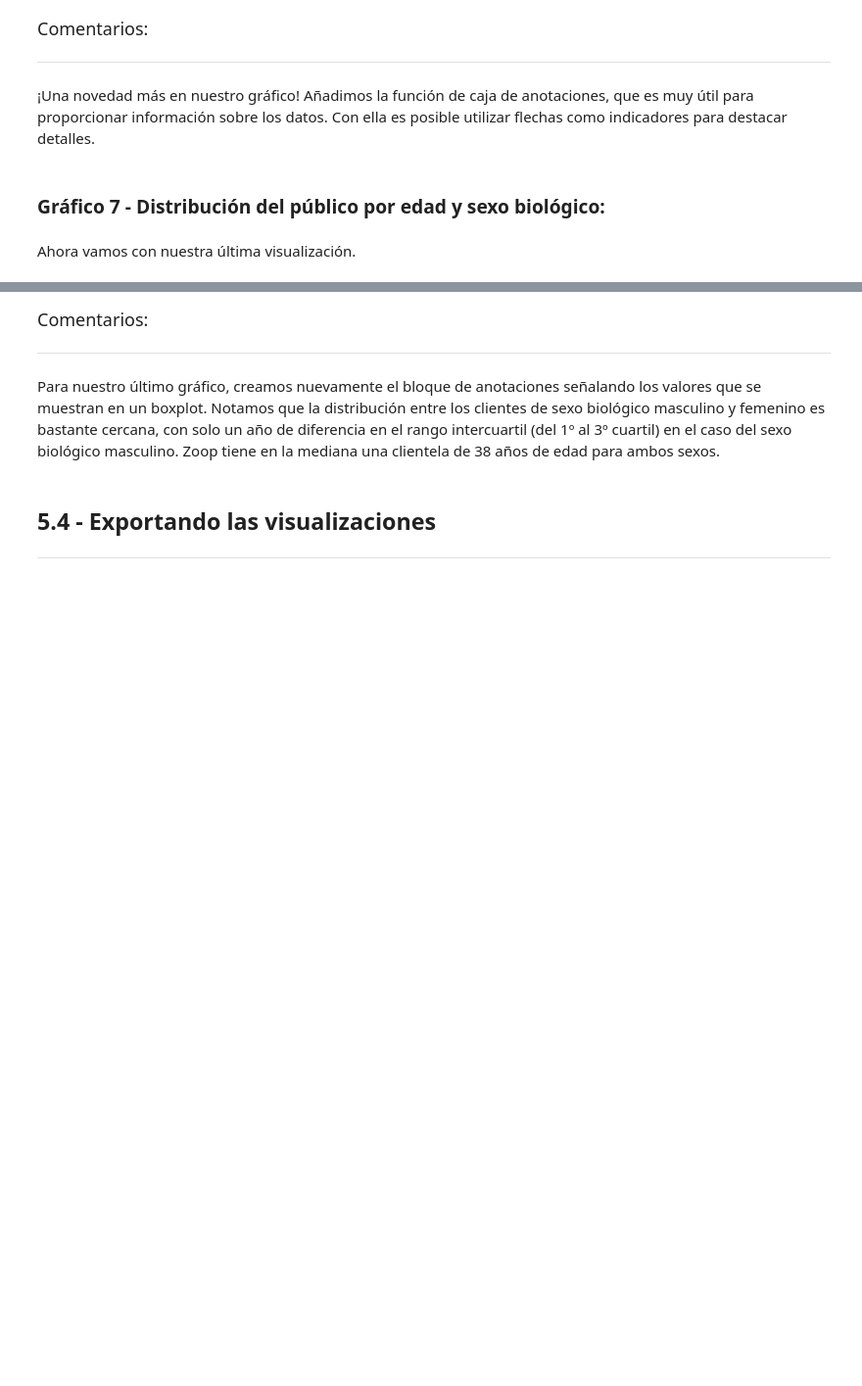
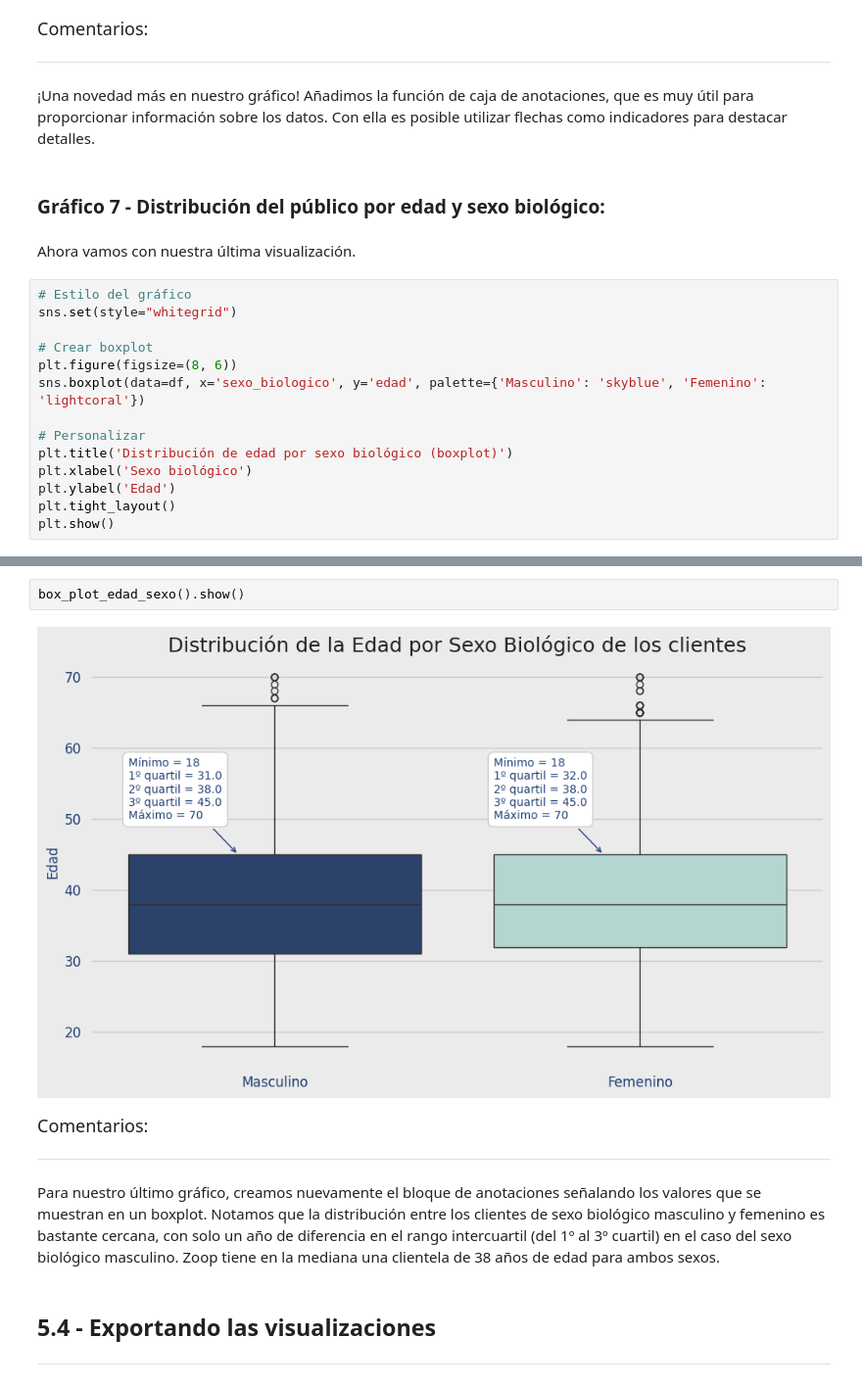
Before and after one commit to Starleen1996/Pandas-E-S, a Jupyter notebook: IA_aplicada_a_ciencia_de_datos.ipynb, the cells around one changed output, grey strips where cells are left out. Shown at 98% size. Saved outputs shown, nothing was run; the diff lists cells and outputs as text; blank space fills up the shorter version.

```diff
--- a/IA_aplicada_a_ciencia_de_datos.ipynb
+++ b/IA_aplicada_a_ciencia_de_datos.ipynb
@@ -2517,3 +2621,17 @@ Utiliza las bibliotecas de visualización de datos de Python para crear esta vis
 ### **Gráfico 7 - Distribución del público por edad y sexo biológico:**
 # %% [markdown]
 Ahora vamos con nuestra última visualización.
+# %%
+# Estilo del gráfico
+sns.set(style="whitegrid")
+
+# Crear boxplot
+plt.figure(figsize=(8, 6))
+sns.boxplot(data=df, x='sexo_biologico', y='edad', palette={'Masculino': 'skyblue', 'Femenino': 'lightcoral'})
+
+# Personalizar
+plt.title('Distribución de edad por sexo biológico (boxplot)')
+plt.xlabel('Sexo biológico')
+plt.ylabel('Edad')
+plt.tight_layout()
+plt.show()
@@ -2571,3 +2766,7 @@ Utiliza las bibliotecas de visualización de datos de Python para crear esta vis
+# %%
+box_plot_edad_sexo().show()
+# %% [output]
+[figure, added]
 # %% [markdown]
 <font color="7b71ff" size=4> Comentarios: </font>
 
```
Also changed, not shown: parts of 10 cells of this notebook.
